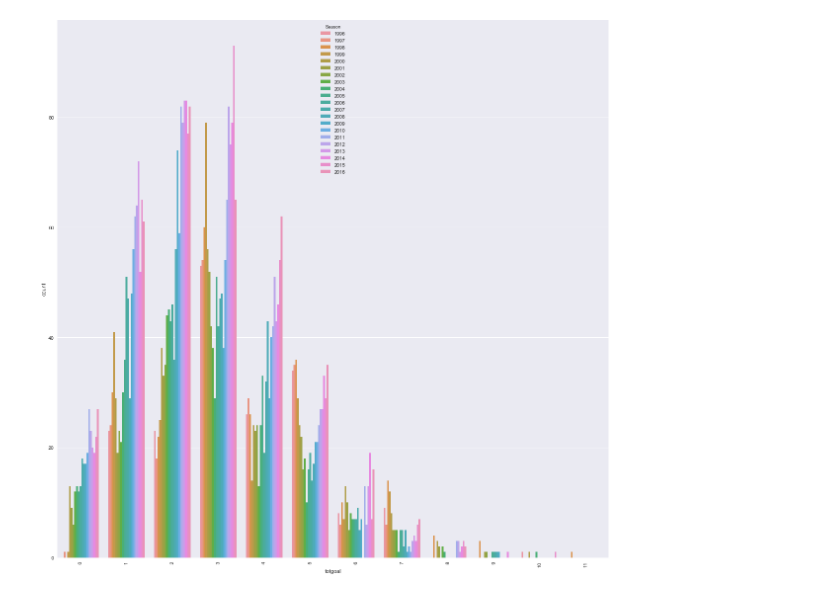
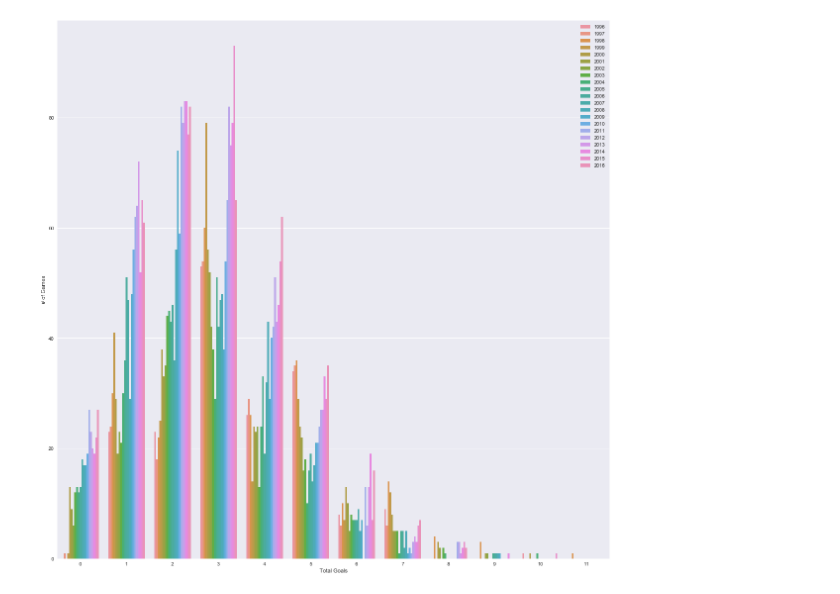
Before and after one commit to ekirov/MLSSoccerDataAnalysis, a Jupyter notebook: MLSSoccerDataAnalysis.ipynb, the cells around one changed output. Saved outputs shown, nothing was run; the diff lists cells and outputs as text; code cells hidden in the pictures.

```diff
--- a/MLSSoccerDataAnalysis.ipynb
+++ b/MLSSoccerDataAnalysis.ipynb
@@ -23,11 +22,14 @@ data2015 = data2015[data2015['round']=='regular']
 # %%
 sns.set()
 _ = sns.countplot(x = 'totgoal', hue = 'Season', data=data)
-plt.xticks(rotation = 90)
+_ = plt.xlabel('Total Goals')
+_ = plt.ylabel('# of Games')
+plt.legend(loc='upper right')
+#plt.xticks(rotation = 90)
 plt.rcParams['figure.figsize'] = (20,20)
 plt.show()
 # %% [output]
-[figure, old version]
+[figure, new version]
 # %%
 sns.swarmplot(x = 'Season', y = 'totgoal', data = data)
 plt.rcParams['figure.figsize'] = (10,10)
```
Also changed, not shown: parts of 9 cells of this notebook.
